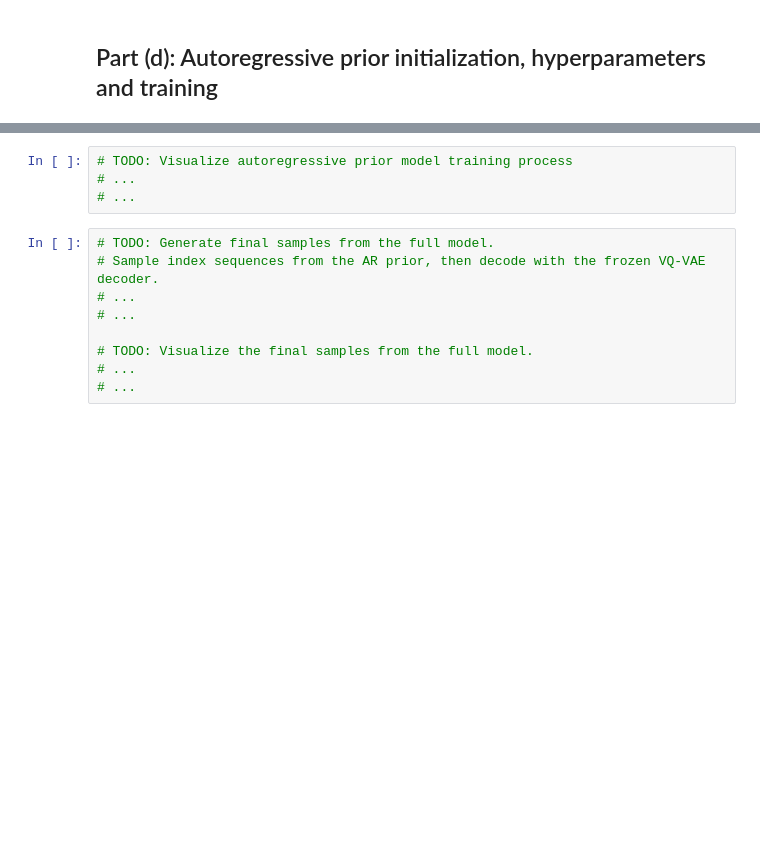
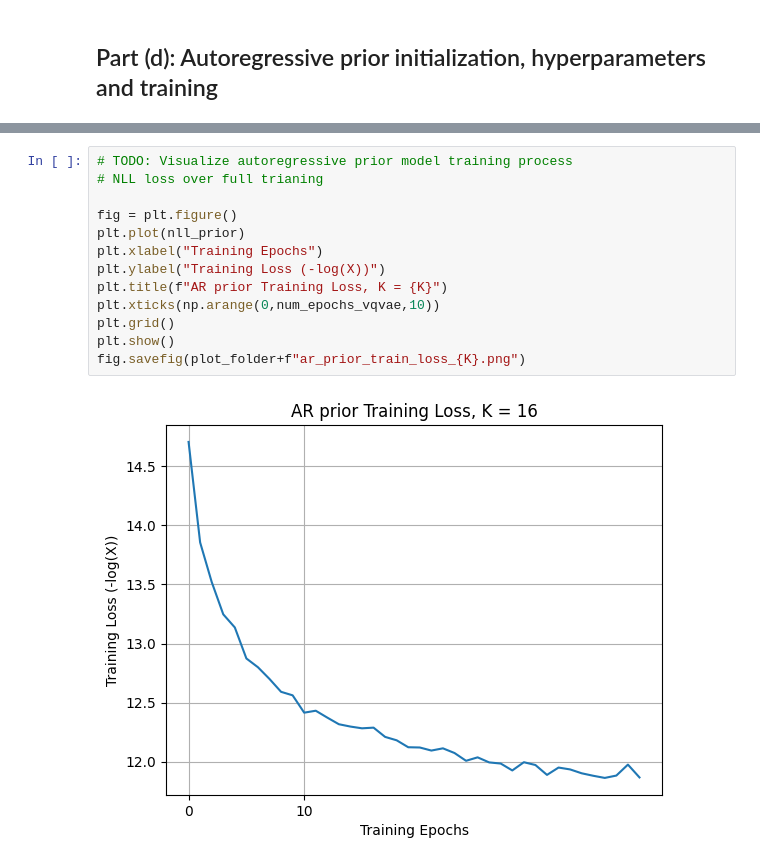
Before and after one commit to LHoeber/GDL, a Jupyter notebook: HW1/Assignment1_GDL-SS26.ipynb, the cells around one changed output, grey strips where cells are left out. Drawn from its saved outputs; the diff is of its cells as text; blank space fills up the shorter version.

```diff
--- a/HW1/Assignment1_GDL-SS26.ipynb
+++ b/HW1/Assignment1_GDL-SS26.ipynb
@@ -339,13 +469,15 @@ nll_prior = training_ar_prior(name=result_dir + name, num_epochs=num_epochs_arm,
-# %%
-# TODO: Visualize autoregressive prior model training process
-# ...
-# ...
-# %%
-# TODO: Generate final samples from the full model.
-# Sample index sequences from the AR prior, then decode with the frozen VQ-VAE decoder.
-# ...
-# ...
-
-# TODO: Visualize the final samples from the full model.
-# ...
-# ...
+# %%
+# TODO: Visualize autoregressive prior model training process
+# NLL loss over full trianing
+
+fig = plt.figure()
+plt.plot(nll_prior)
+plt.xlabel("Training Epochs")
+plt.ylabel("Training Loss (-log(X))")
+plt.title(f"AR prior Training Loss, K = {K}")
+plt.xticks(np.arange(0,num_epochs_vqvae,10))
+plt.grid()
+plt.show()
+fig.savefig(plot_folder+f"ar_prior_train_loss_{K}.png")
+# %% [output]
+[figure, added]
```
Also changed, not shown: parts of 11 cells of this notebook, 17 other files.
